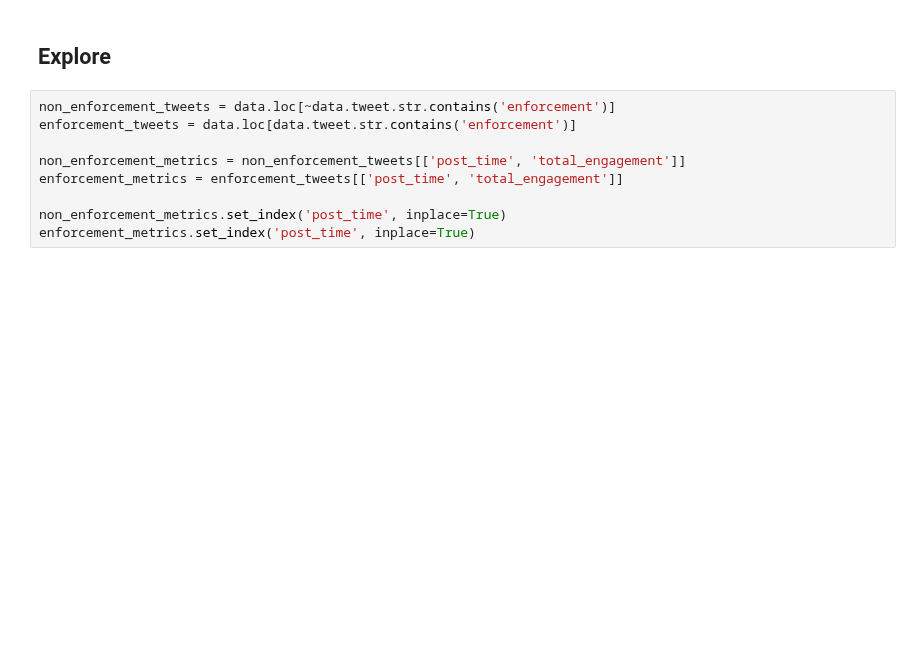
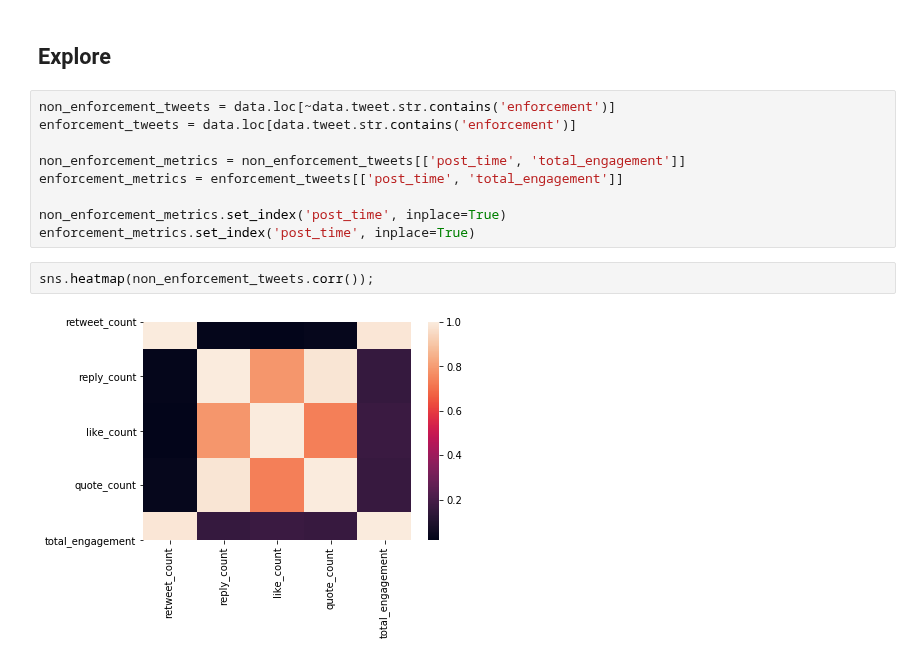
Before and after one commit to Promeos/LADOT-COVID19-enforcement, a Jupyter notebook: MVP-Tweets.ipynb, the cells around one changed output. Drawn from its saved outputs; the diff is of its cells as text; blank space fills up the shorter version.

```diff
--- a/MVP-Tweets.ipynb
+++ b/MVP-Tweets.ipynb
@@ -95,3 +187,7 @@ enforcement_metrics = enforcement_tweets[['post_time', 'total_engagement']]
 
 non_enforcement_metrics.set_index('post_time', inplace=True)
 enforcement_metrics.set_index('post_time', inplace=True)
+# %%
+sns.heatmap(non_enforcement_tweets.corr());
+# %% [output]
+[figure, added]
```
Also changed, not shown: parts of 17 cells of this notebook.
